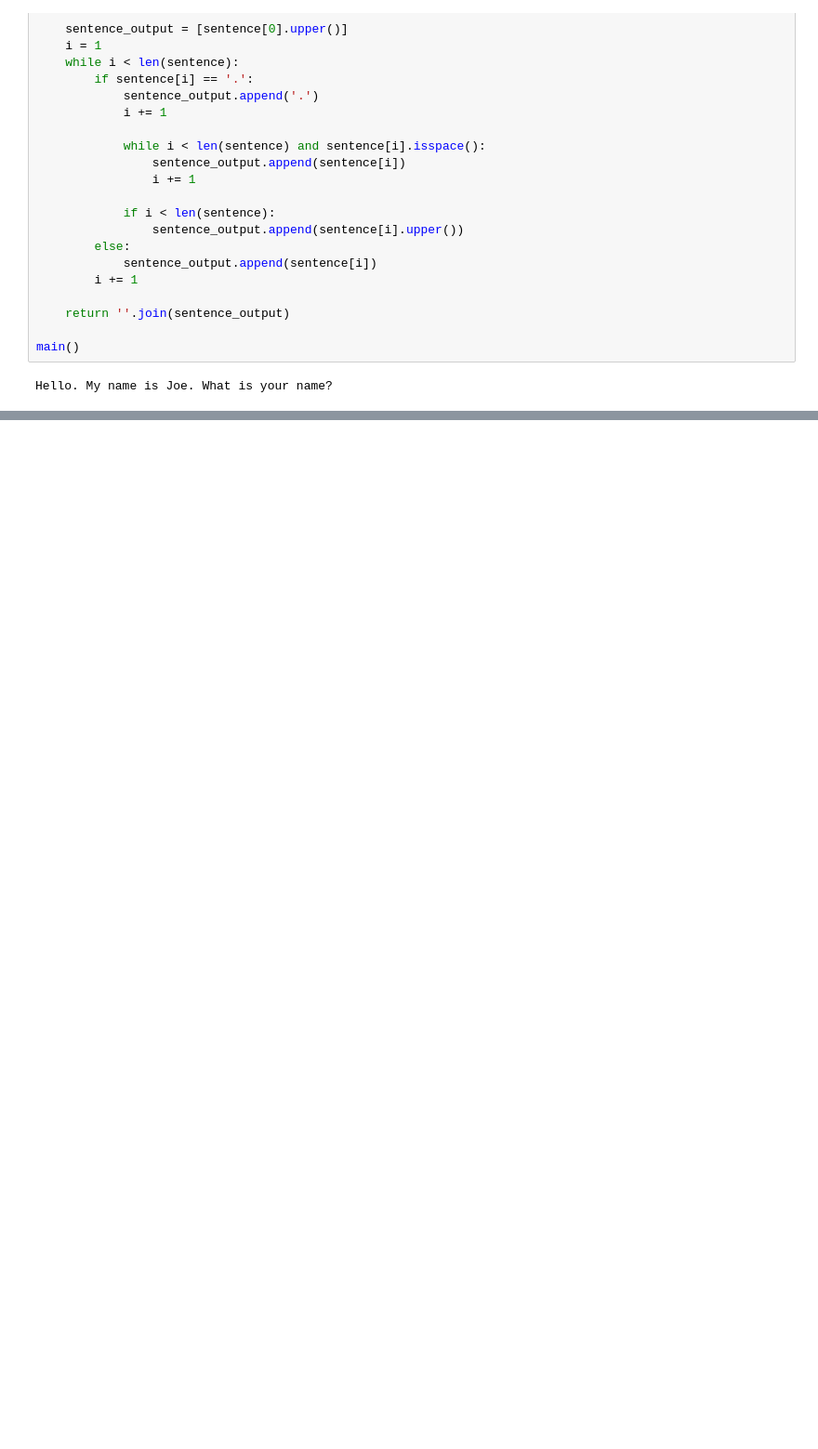
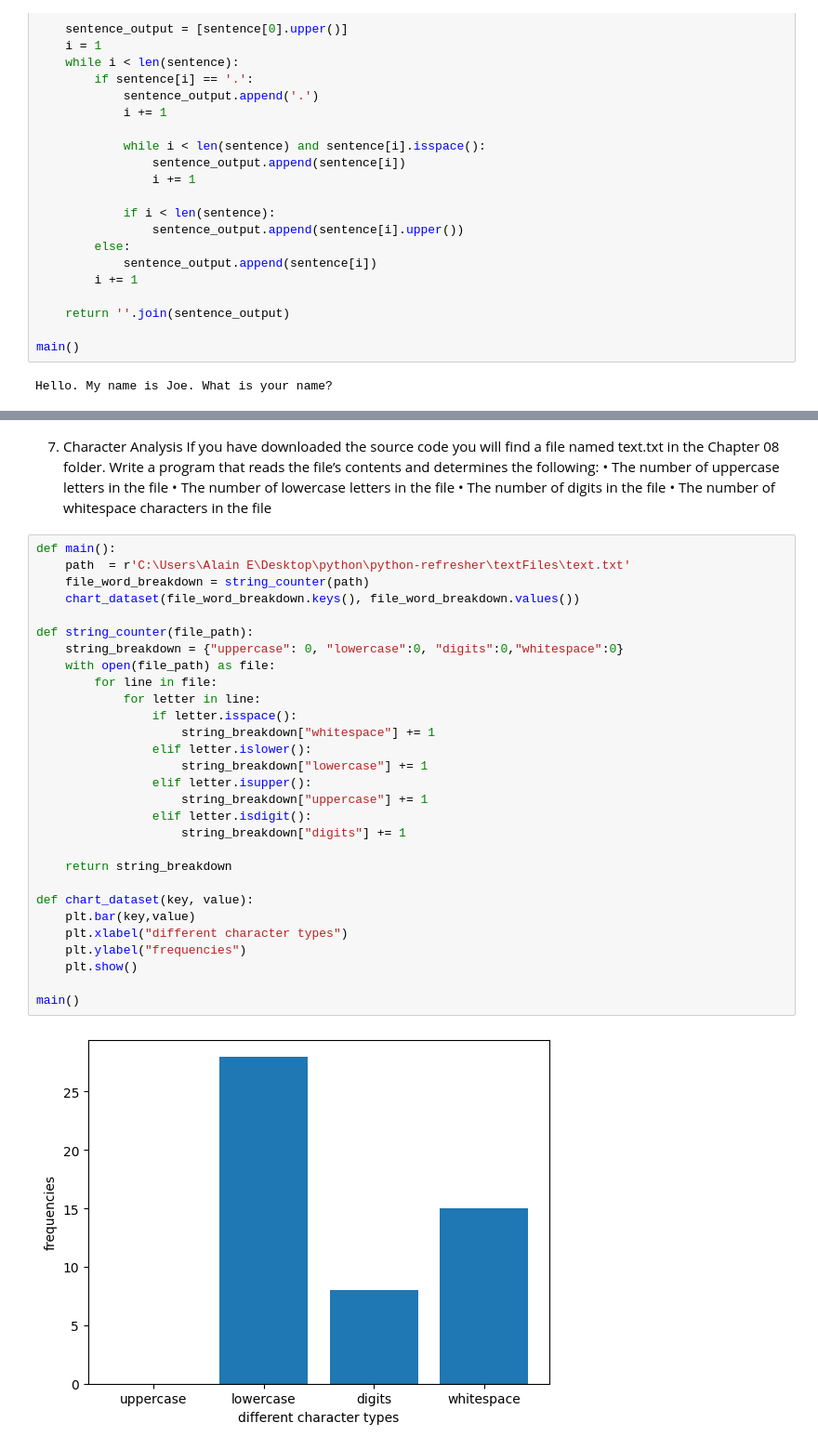
Before and after one commit to AlainEuksuzian/Python-Refresher, a Jupyter notebook: python-refresher/Strings.ipynb, the cells around one changed output, grey strips where cells are left out. Shown at 93% size. Saved outputs shown, nothing was run; the diff lists cells and outputs as text; blank space fills up the shorter version.

```diff
--- a/python-refresher/Strings.ipynb
+++ b/python-refresher/Strings.ipynb
@@ -164,0 +188,39 @@ Hello. My name is Joe. What is your name?
+# %% [markdown]
+7. Character Analysis
+If you have downloaded the source code you will find a file named text.txt in the Chapter 08
+folder. Write a program that reads the file’s contents and determines the following:
+• The number of uppercase letters in the file
+• The number of lowercase letters in the file
+• The number of digits in the file
+• The number of whitespace characters in the file
+# %%
+def main():
+    path  = r'C:\Users\Alain E\Desktop\python\python-refresher\textFiles\text.txt'
+    file_word_breakdown = string_counter(path)
+    chart_dataset(file_word_breakdown.keys(), file_word_breakdown.values())
+
+def string_counter(file_path):
+    string_breakdown = {"uppercase": 0, "lowercase":0, "digits":0,"whitespace":0}
+    with open(file_path) as file:
+        for line in file:
+            for letter in line:
+                if letter.isspace():
+                    string_breakdown["whitespace"] += 1
+                elif letter.islower():
+                    string_breakdown["lowercase"] += 1
+                elif letter.isupper():
+                    string_breakdown["uppercase"] += 1
+                elif letter.isdigit():
+                    string_breakdown["digits"] += 1
+
+    return string_breakdown
+
+def chart_dataset(key, value):
+    plt.bar(key,value)
+    plt.xlabel("different character types")
+    plt.ylabel("frequencies")
+    plt.show()
+
+main()
+# %% [output]
+[figure, added]
```
Also changed, not shown: parts of 4 cells of this notebook, 1 other file.
